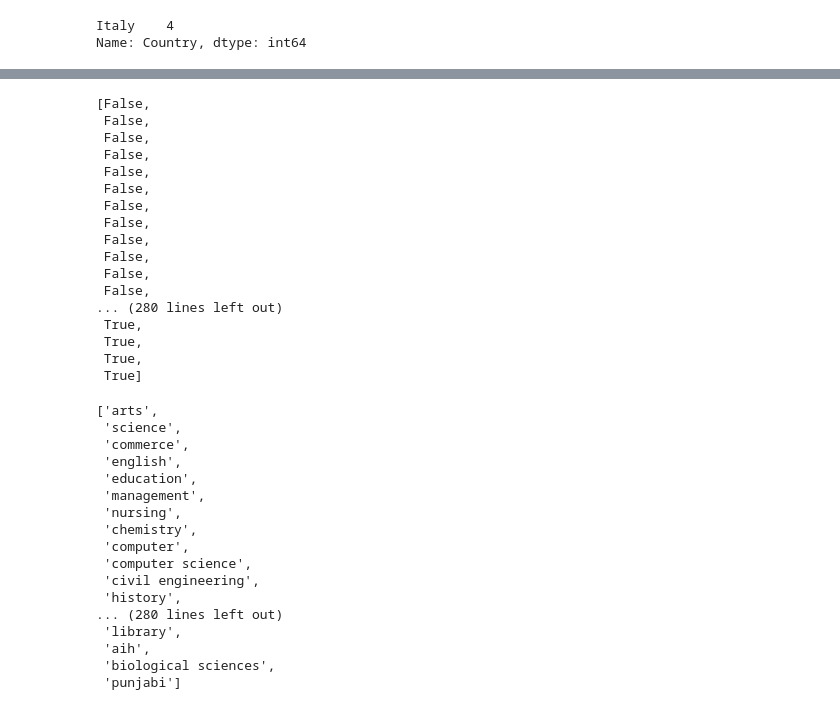
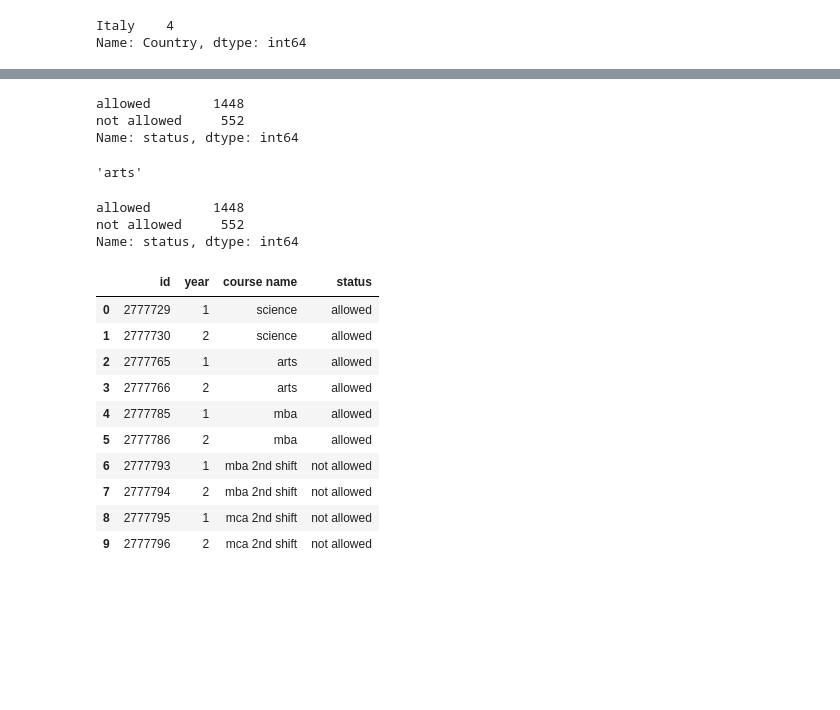
Before and after one commit to 1pha/Codeit_lecture_note, a Jupyter notebook: 07_Big_DataFrame.ipynb, the cells around one changed output, grey strips where cells are left out. Saved outputs shown, nothing was run; the diff lists cells and outputs as text; code cells hidden in the pictures; blank space fills up the shorter version.

```diff
--- a/07_Big_DataFrame.ipynb
+++ b/07_Big_DataFrame.ipynb
@@ -264,43 +253,0 @@ enroll_df[enroll_df['status'] == 'allowed'].head(10)
-# %%
-less_5 = enroll_df['course name'].value_counts() < 5
-list(less_5)
-list(less_5.index)
-for less, course in zip(list(less_5), list(less_5.index)):
-    if less == True:
-        if enroll_df['course'] == course:
-            enroll_df[]
-# %% [output]
-[False,
- False,
- False,
- False,
- False,
- False,
- False,
- False,
- False,
- False,
- False,
- False,
-... (280 lines left out)
- True,
- True,
- True,
- True]
-['arts',
- 'science',
- 'commerce',
- 'english',
- 'education',
- 'management',
- 'nursing',
- 'chemistry',
- 'computer',
- 'computer science',
- 'civil engineering',
- 'history',
-... (280 lines left out)
- 'library',
- 'aih',
- 'biological sciences',
- 'punjabi']
@@ -306,0 +260,16 @@ for less, course in zip(list(less_5), list(less_5.index)):
+# %%
+enroll_df['status'].value_counts()
+# %% [output]
+allowed        1448
+not allowed     552
+Name: status, dtype: int64
+# %%
+enroll_df.iloc[3,2]
+# %% [output]
+'arts'
+# %%
+enroll_df['status'].value_counts()
+# %% [output]
+allowed        1448
+not allowed     552
+Name: status, dtype: int64
@@ -306,0 +316,17 @@ for less, course in zip(list(less_5), list(less_5.index)):
+# %%
+import pandas as pd
+
+df = pd.read_csv('enrollment_2.csv')
+df.head(10)
+# %% [output]
+|  | id | year | course name | status |
+| 0 | 2777729 | 1 | science | allowed |
+| 1 | 2777730 | 2 | science | allowed |
+| 2 | 2777765 | 1 | arts | allowed |
+| 3 | 2777766 | 2 | arts | allowed |
+| 4 | 2777785 | 1 | mba | allowed |
+| 5 | 2777786 | 2 | mba | allowed |
+| 6 | 2777793 | 1 | mba 2nd shift | not allowed |
+| 7 | 2777794 | 2 | mba 2nd shift | not allowed |
+| 8 | 2777795 | 1 | mca 2nd shift | not allowed |
+| 9 | 2777796 | 2 | mca 2nd shift | not allowed |
```
Also changed, not shown: parts of 11 cells of this notebook, 5 other files.
